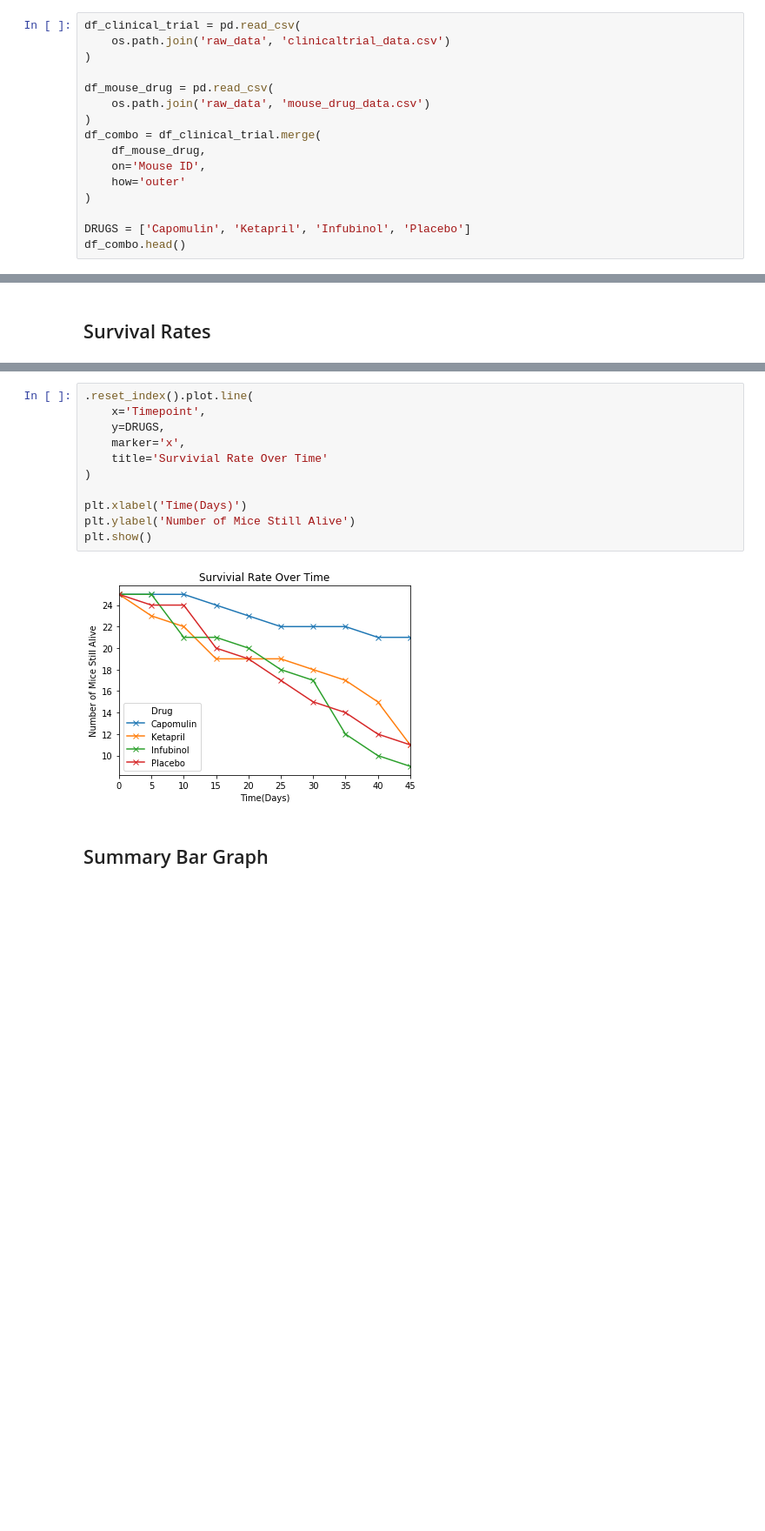
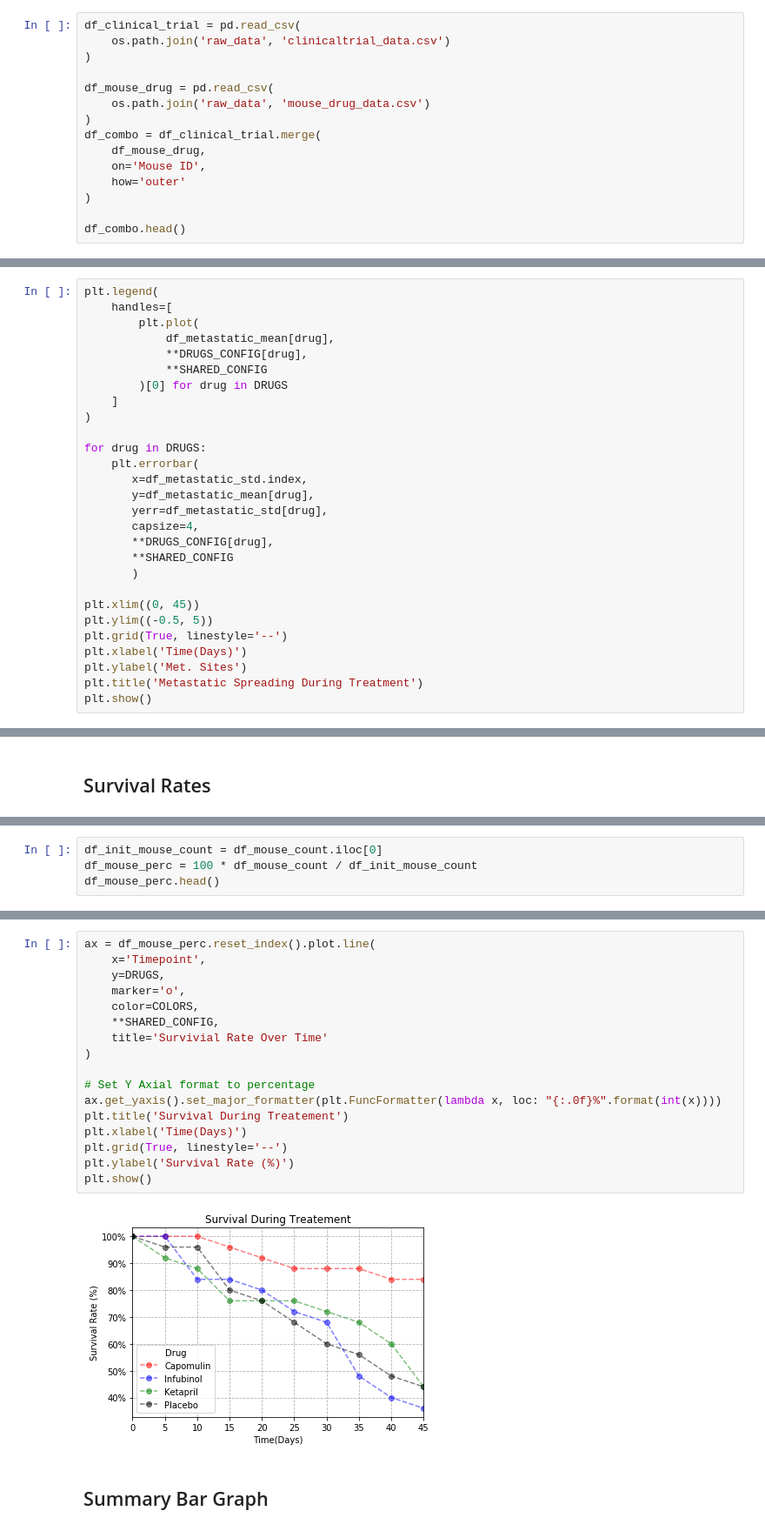
Before and after one commit to feng443/RUDSWeek5Matplotlib, a Jupyter notebook: Pymaceuticals/Pymaceuticals.ipynb, the cells around one changed output, grey strips where cells are left out. Shown at 87% size. Cells and saved outputs as stored; diff of their text form; blank space fills up the shorter version.

```diff
--- a/Pymaceuticals/Pymaceuticals.ipynb
+++ b/Pymaceuticals/Pymaceuticals.ipynb
@@ -30,7 +42,6 @@ df_combo = df_clinical_trial.merge(
     how='outer'
 )
 
-DRUGS = ['Capomulin', 'Ketapril', 'Infubinol', 'Placebo']
 df_combo.head()
 # %% [output]
 |  | Mouse ID | Timepoint | Tumor Volume (mm3) | Metastatic Sites | Drug |
@@ -98,0 +188,28 @@ plt.show()
+# %%
+plt.legend(
+    handles=[
+        plt.plot(
+            df_metastatic_mean[drug],
+            **DRUGS_CONFIG[drug],
+            **SHARED_CONFIG
+        )[0] for drug in DRUGS
+    ]
+)
+
+for drug in DRUGS:
+    plt.errorbar(
+       x=df_metastatic_std.index,
+       y=df_metastatic_mean[drug],
+       yerr=df_metastatic_std[drug],
+       capsize=4,
+       **DRUGS_CONFIG[drug],
+       **SHARED_CONFIG
+       )
+
+plt.xlim((0, 45))
+plt.ylim((-0.5, 5))
+plt.grid(True, linestyle='--')
+plt.xlabel('Time(Days)')
+plt.ylabel('Met. Sites')
+plt.title('Metastatic Spreading During Treatment')
+plt.show()
@@ -117,0 +262,4 @@ df_mouse_count.head()
+# %%
+df_init_mouse_count = df_mouse_count.iloc[0]
+df_mouse_perc = 100 * df_mouse_count / df_init_mouse_count
+df_mouse_perc.head()
@@ -118,15 +303,21 @@ df_mouse_count.head()
 # %%
-.reset_index().plot.line(
+ax = df_mouse_perc.reset_index().plot.line(
     x='Timepoint',
     y=DRUGS,
-    marker='x',
+    marker='o',
+    color=COLORS,
+    **SHARED_CONFIG,
     title='Survivial Rate Over Time'
 )
 
+# Set Y Axial format to percentage
+ax.get_yaxis().set_major_formatter(plt.FuncFormatter(lambda x, loc: "{:.0f}%".format(int(x))))
+plt.title('Survival During Treatement')
 plt.xlabel('Time(Days)')
-plt.ylabel('Number of Mice Still Alive')
+plt.grid(True, linestyle='--')
+plt.ylabel('Survival Rate (%)')
 plt.show()
 # %% [output]
-[figure, old version]
+[figure, new version]
 # %% [markdown]
 ## Summary Bar Graph
```
Also changed, not shown: parts of 41 cells of this notebook, 9 other files.
